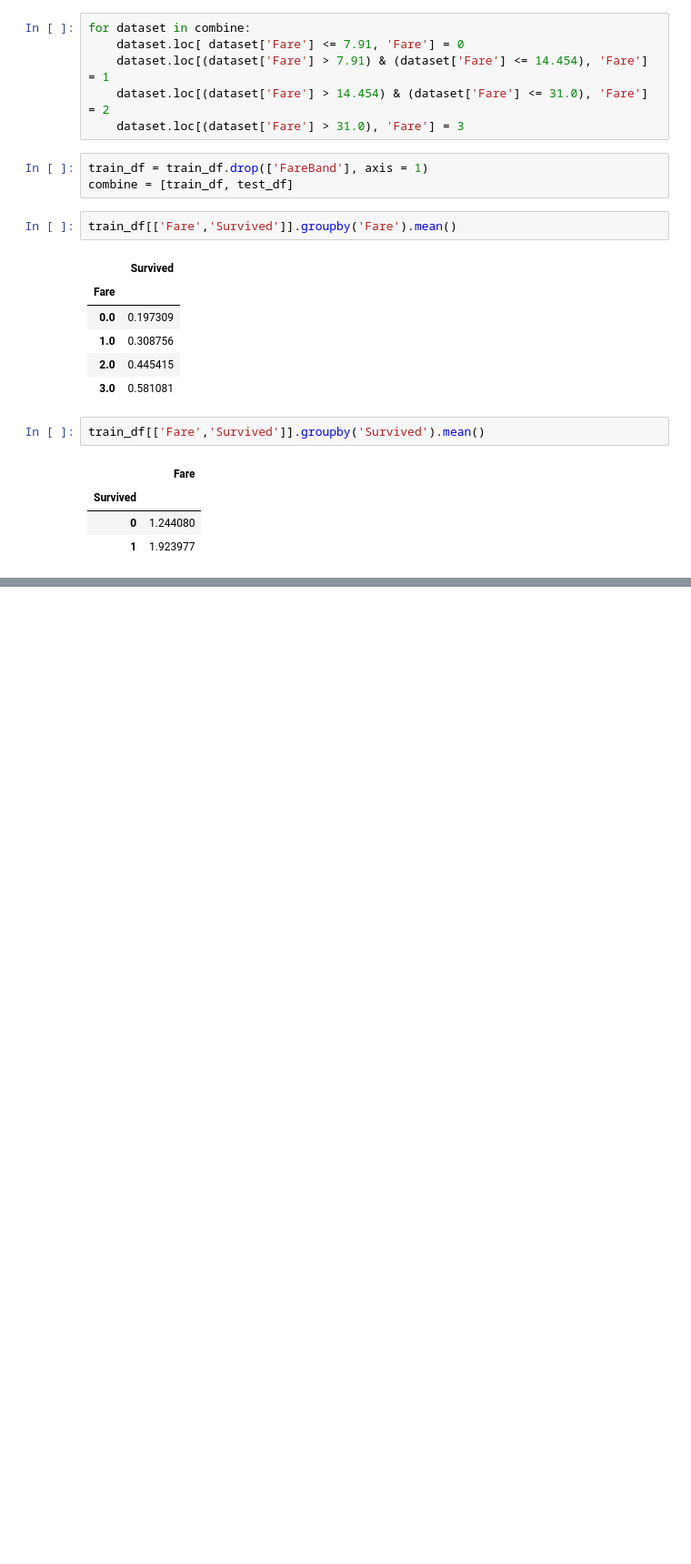
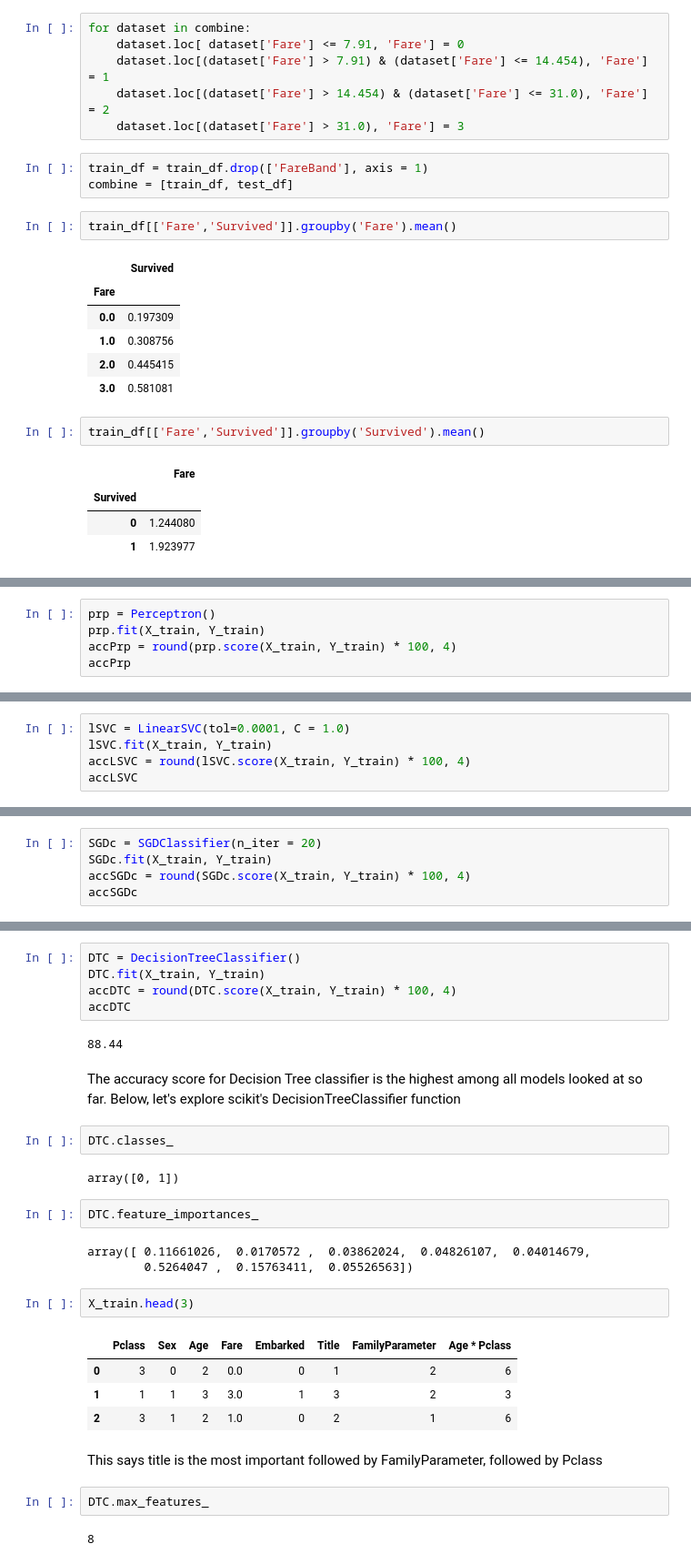
Before and after one commit to sushant2811/KaggleTitanic, a Jupyter notebook: KaggleTitanicSushant.ipynb, the cells around one changed output, grey strips where cells are left out. Shown at 91% size. Drawn from its saved outputs; the diff is of its cells as text; blank space fills up the shorter version.

Commit message:
Model evaluation

```diff
--- a/KaggleTitanicSushant.ipynb
+++ b/KaggleTitanicSushant.ipynb
@@ -1409,0 +1621,5 @@ test_df.head(10)
+# %%
+prp = Perceptron()
+prp.fit(X_train, Y_train)
+accPrp = round(prp.score(X_train, Y_train) * 100, 4)
+accPrp
@@ -1409,0 +1630,5 @@ test_df.head(10)
+# %%
+lSVC = LinearSVC(tol=0.0001, C = 1.0)
+lSVC.fit(X_train, Y_train)
+accLSVC = round(lSVC.score(X_train, Y_train) * 100, 4)
+accLSVC
@@ -1409,0 +1637,5 @@ test_df.head(10)
+# %%
+SGDc = SGDClassifier(n_iter = 20)
+SGDc.fit(X_train, Y_train)
+accSGDc = round(SGDc.score(X_train, Y_train) * 100, 4)
+accSGDc
@@ -1409,0 +1650,31 @@ test_df.head(10)
+# %%
+DTC = DecisionTreeClassifier()
+DTC.fit(X_train, Y_train)
+accDTC = round(DTC.score(X_train, Y_train) * 100, 4)
+accDTC
+# %% [output]
+88.44
+# %% [markdown]
+The accuracy score for Decision Tree classifier is the highest among all models looked at so far.  Below, let's explore scikit's DecisionTreeClassifier function
+# %%
+DTC.classes_
+# %% [output]
+array([0, 1])
+# %%
+DTC.feature_importances_
+# %% [output]
+array([ 0.11661026,  0.0170572 ,  0.03862024,  0.04826107,  0.04014679,
+        0.5264047 ,  0.15763411,  0.05526563])
+# %%
+X_train.head(3)
+# %% [output]
+|  | Pclass | Sex | Age | Fare | Embarked | Title | FamilyParameter | Age * Pclass |
+| 0 | 3 | 0 | 2 | 0.0 | 0 | 1 | 2 | 6 |
+| 1 | 1 | 1 | 3 | 3.0 | 1 | 3 | 2 | 3 |
+| 2 | 3 | 1 | 2 | 1.0 | 0 | 2 | 1 | 6 |
+# %% [markdown]
+This says title is the most important followed by FamilyParameter, followed by Pclass
+# %%
+DTC.max_features_
+# %% [output]
+8
```
Also changed, not shown: parts of 69 cells of this notebook.
